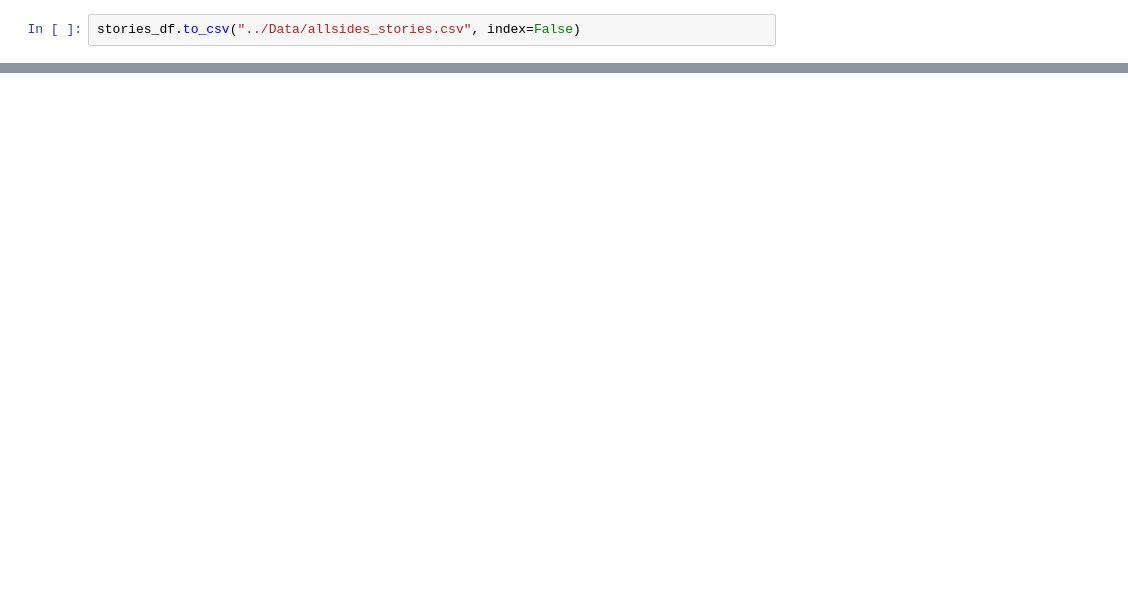
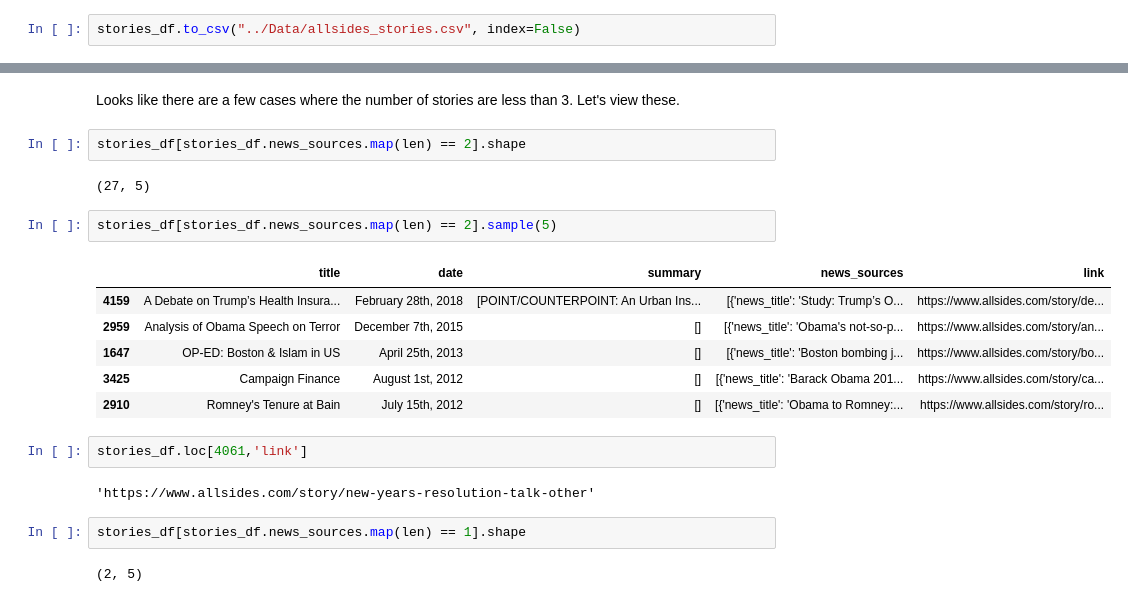
Before and after one commit to navish92/unbiased_news, a Jupyter notebook: python_modules/1-Data_Acquisition.ipynb, the cells around one changed output, grey strips where cells are left out. Cells and saved outputs as stored; diff of their text form; blank space fills up the shorter version.

```diff
--- a/python_modules/1-Data_Acquisition.ipynb
+++ b/python_modules/1-Data_Acquisition.ipynb
@@ -57,0 +92,24 @@ stories_df.to_csv("../Data/allsides_stories.csv", index=False)
+# %% [markdown]
+Looks like there are a few cases where the number of stories are less than 3.
+Let's view these.
+# %%
+stories_df[stories_df.news_sources.map(len) == 2].shape
+# %% [output]
+(27, 5)
+# %%
+stories_df[stories_df.news_sources.map(len) == 2].sample(5)
+# %% [output]
+|  | title | date | summary | news_sources | link |
+| 4159 | A Debate on Trump’s Health Insura... | February 28th, 2018 | [POINT/COUNTERPOINT: An Urban Ins... | [{'news_title': 'Study: Trump’s O... | https://www.allsides.com/story/de... |
+| 2959 | Analysis of Obama Speech on Terror | December 7th, 2015 | [] | [{'news_title': 'Obama's not-so-p... | https://www.allsides.com/story/an... |
+| 1647 | OP-ED: Boston & Islam in US | April 25th, 2013 | [] | [{'news_title': 'Boston bombing j... | https://www.allsides.com/story/bo... |
+| 3425 | Campaign Finance | August 1st, 2012 | [] | [{'news_title': 'Barack Obama 201... | https://www.allsides.com/story/ca... |
+| 2910 | Romney's Tenure at Bain | July 15th, 2012 | [] | [{'news_title': 'Obama to Romney:... | https://www.allsides.com/story/ro... |
+# %%
+stories_df.loc[4061,'link']
+# %% [output]
+'https://www.allsides.com/story/new-years-resolution-talk-other'
+# %%
+stories_df[stories_df.news_sources.map(len) == 1].shape
+# %% [output]
+(2, 5)
```
Also changed, not shown: parts of 70 cells of this notebook, 1 other file.
